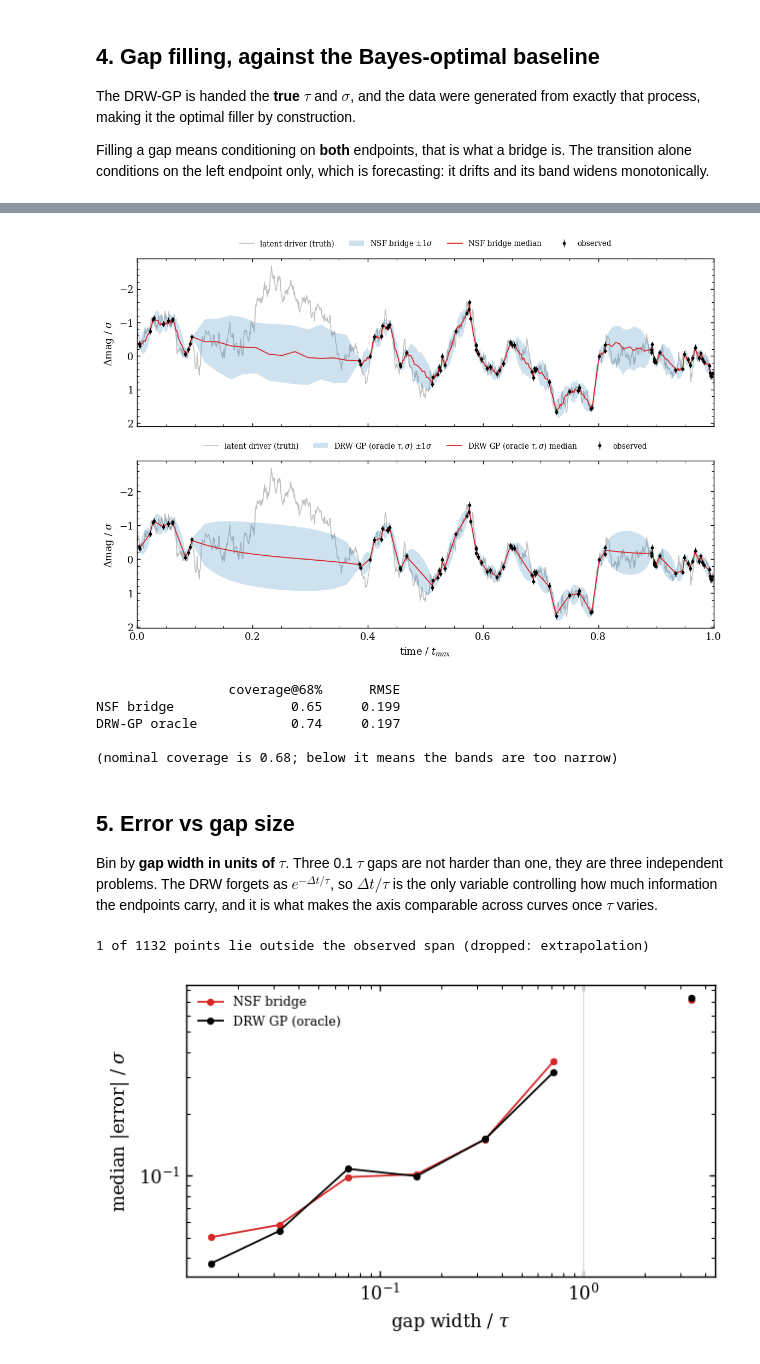
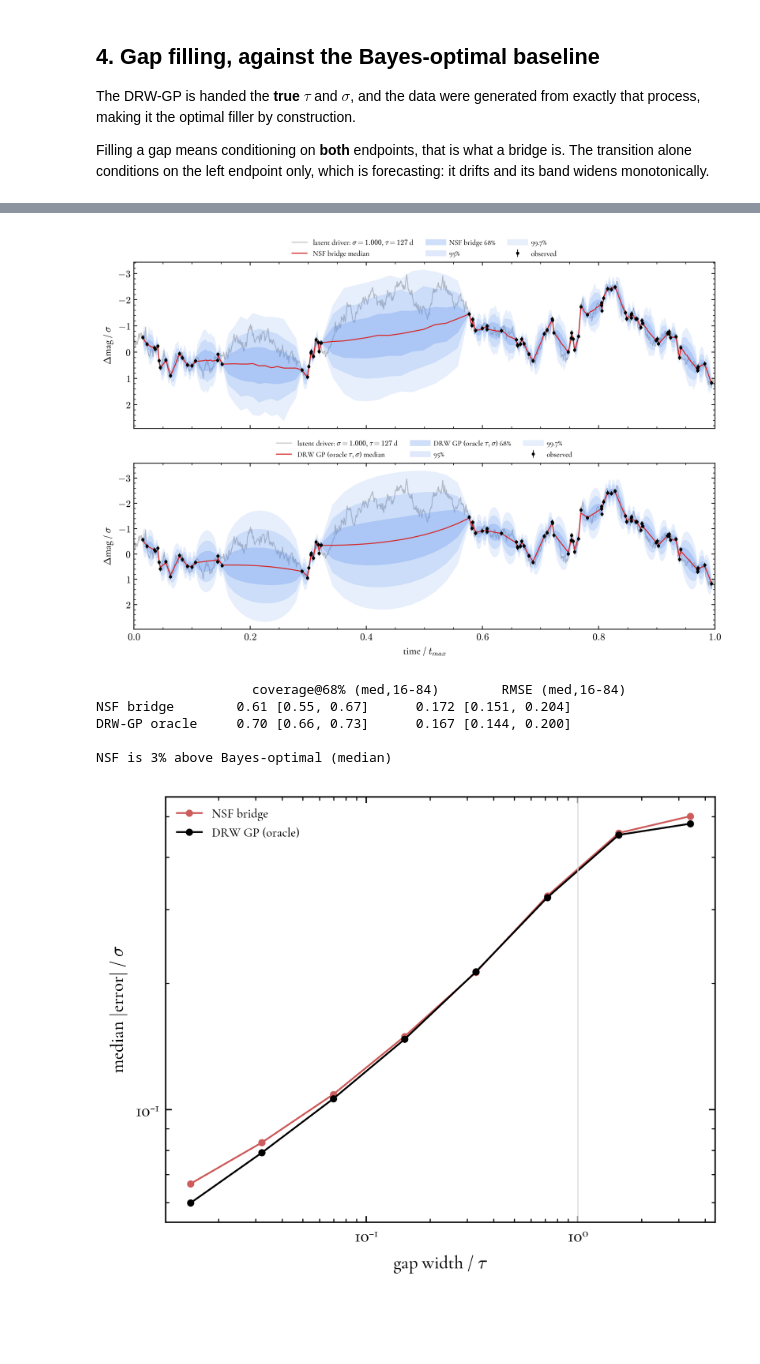
Before and after one commit to anacecilialr1/MASS-Thesis, a Jupyter notebook: framework/Stage1.ipynb, the cells around one changed output, grey strips where cells are left out. Saved outputs shown, nothing was run; the diff lists cells and outputs as text; code cells hidden in the pictures; blank space fills up the shorter version.

```diff
--- a/framework/Stage1.ipynb
+++ b/framework/Stage1.ipynb
@@ -118,47 +135,54 @@ reconstructed on 1132 points from 88 observations
 # %%
 fig, axes = plt.subplots(2, 1, figsize=(9, 6.2), sharex=True)
-plotGapFill(t_tr, y_tr, t_o, y_o, e_o, t_rec, s_rec, ax=axes[0], label="NSF bridge")
-plotGapFill(t_tr, y_tr, t_o, y_o, e_o, t_rec, (mu, mu-sd, mu+sd), ax=axes[1],
-            label=r"DRW GP (oracle $\tau,\sigma$)")
+plotGapFill(t_tr, y_tr, t_o, y_o, e_o, t_rec, s_rec, ax=axes[0], label="NSF bridge",
+            tau=tau_i, sigma=sig_i, t_scale=D["t_scale"])
+plotGapFill(t_tr, y_tr, t_o, y_o, e_o, t_rec, (mu, sd), ax=axes[1],
+            label=r"DRW GP (oracle $\tau,\sigma$)",
+            tau=tau_i, sigma=sig_i, t_scale=D["t_scale"])
 axes[0].set_xlabel("")
-plt.tight_layout(); plt.show()
+plt.tight_layout()
+plt.savefig("/Users/anacecilialr/GitHub/MASS/MASS-Thesis/assets/5_figures/VaryTauExp/FilledLightCurve.pdf")
+#plt.savefig("/Users/anacecilialr/GitHub/MASS/MASS-Thesis/assets/5_figures/FixedTauExp/FilledLightCurve.pdf")
+plt.show()
 # %% [output]
-[figure, old version]
+[figure, new version]
-# %%
-y_ref = np.interp(t_rec, t_tr, y_tr)  # truth on the reconstruction grid
-rng = np.random.default_rng(0)
-gp_s = mu[None, :] + sd[None, :] * rng.normal(size=(200, mu.size))
-
-print(f"{'':15s}{'coverage@68%':>14s}{'RMSE':>10s}")
-for lab, s, med in [("NSF bridge", s_rec, np.median(s_rec, 0)),
-                    ("DRW-GP oracle", gp_s, mu)]:
-    print(f"{lab:15s}{coverage(y_ref, s):>14.2f}{np.sqrt(np.mean((med-y_ref)**2)):>10.3f}")
-print("\n(nominal coverage is 0.68; below it means the bands are too narrow)")
-# %% [output]
-                 coverage@68%      RMSE
-NSF bridge               0.65     0.199
-DRW-GP oracle            0.74     0.197
-
-(nominal coverage is 0.68; below it means the bands are too narrow)
-# %% [markdown]
-## 5. Error vs gap size
-
-Bin by **gap width in units of $\tau$**. Three 0.1 $\tau$ gaps are not harder than one, they are three independent problems. The DRW forgets as $e^{-\Delta t/\tau}$, so $\Delta t/\tau$ is the only variable controlling how much information the endpoints carry, and it is what makes the axis comparable across curves once $\tau$ varies.
+# %%
+res = [evalCurve(bridge, D, V, i, n_samples=200, grid_per_gap=12, seed=i)
+       for i in range(V["t"].shape[0])]          # all val curves (drop to range(40) to go faster)
+
+print(f"{'':16s}{'coverage@68% (med,16-84)':>28s}{'RMSE (med,16-84)':>24s}")
+for lab, ck, rk in [("NSF bridge", "nsf_cov", "nsf_rmse"),
+                    ("DRW-GP oracle", "gp_cov", "gp_rmse")]:
+    cov = np.array([x[ck] for x in res]); rms = np.array([x[rk] for x in res])
+    print(f"{lab:16s}  {np.median(cov):.2f} [{np.percentile(cov,16):.2f}, {np.percentile(cov,84):.2f}]"
+          f"      {np.median(rms):.3f} [{np.percentile(rms,16):.3f}, {np.percentile(rms,84):.3f}]")
+
+dr = np.array([x["nsf_rmse"] - x["gp_rmse"] for x in res])
+print(f"\nNSF is {100*np.median(dr)/np.median([x['gp_rmse'] for x in res]):.0f}% above Bayes-optimal (median)")
+# %% [output]
+                    coverage@68% (med,16-84)        RMSE (med,16-84)
+NSF bridge        0.61 [0.55, 0.67]      0.172 [0.151, 0.204]
+DRW-GP oracle     0.70 [0.66, 0.73]      0.167 [0.144, 0.200]
+
+NSF is 3% above Bayes-optimal (median)
 # %%
-w = gapWidths(t_o, t_rec) / tau_n
-ok = np.isfinite(w)
-print(f"{(~ok).sum()} of {ok.size} points lie outside the observed span (dropped: extrapolation)")
+# interior so only gap points enter and not observations, masked BEFORE pooling
+w   = np.concatenate([x["gap_tau"][x["interior"]] for x in res])
+enf = np.concatenate([np.abs(np.median(x["s_rec"],0) - x["y_ref"])[x["interior"]] for x in res])
+egp = np.concatenate([np.abs(x["mu"] - x["y_ref"])[x["interior"]] for x in res])
 
 bins = np.logspace(-2, 0.7, 9); cen = np.sqrt(bins[:-1]*bins[1:])
-idx = np.digitize(w[ok], bins) - 1
-plt.figure(figsize=(5, 3))
-for lab, e, col in [("NSF bridge", np.abs(np.median(s_rec, 0)-y_ref)[ok], "tab:red"),
-                    ("DRW GP (oracle)", np.abs(mu-y_ref)[ok], "k")]:
-    med = [np.median(e[idx == b]) if (idx == b).sum() > 3 else np.nan for b in range(len(cen))]
+idx = np.digitize(w, bins) - 1
+plt.figure(figsize=(5, 4))
+for lab, e, col in [("NSF bridge", enf, "indianred"), ("DRW GP (oracle)", egp, "k")]:
+    med = [np.median(e[idx == b]) if (idx == b).sum() > 20 else np.nan for b in range(len(cen))]
     plt.plot(cen, med, "o-", ms=3, color=col, label=lab)
 plt.xscale("log"); plt.yscale("log"); plt.axvline(1.0, color="0.85", lw=.6)
 plt.xlabel(r"gap width / $\tau$"); plt.ylabel(r"median $|$error$|$ / $\sigma$")
-plt.legend(fontsize=7); plt.tight_layout(); plt.show()
+plt.legend(fontsize=7)
+plt.tight_layout()
+plt.savefig("/Users/anacecilialr/GitHub/MASS/MASS-Thesis/assets/5_figures/VaryTauExp/Error.pdf")
+#plt.savefig("/Users/anacecilialr/GitHub/MASS/MASS-Thesis/assets/5_figures/FixedTauExp/Error.pdf")
+plt.show()
 # %% [output]
-1 of 1132 points lie outside the observed span (dropped: extrapolation)
-[figure, old version]
+[figure, new version]
```
Also changed, not shown: parts of 8 cells of this notebook, 44 other files.
